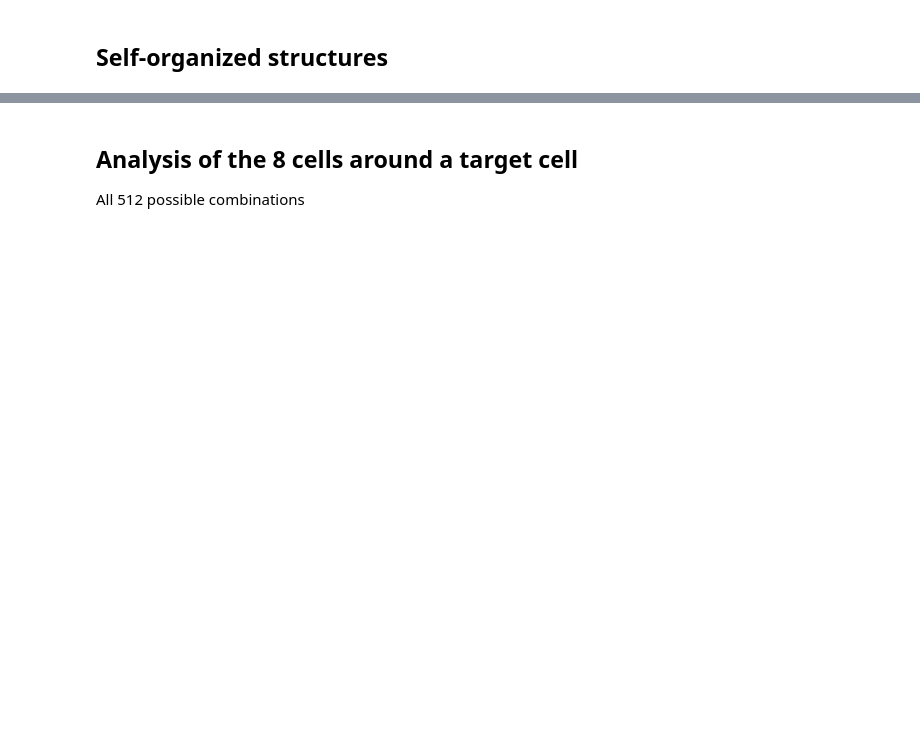
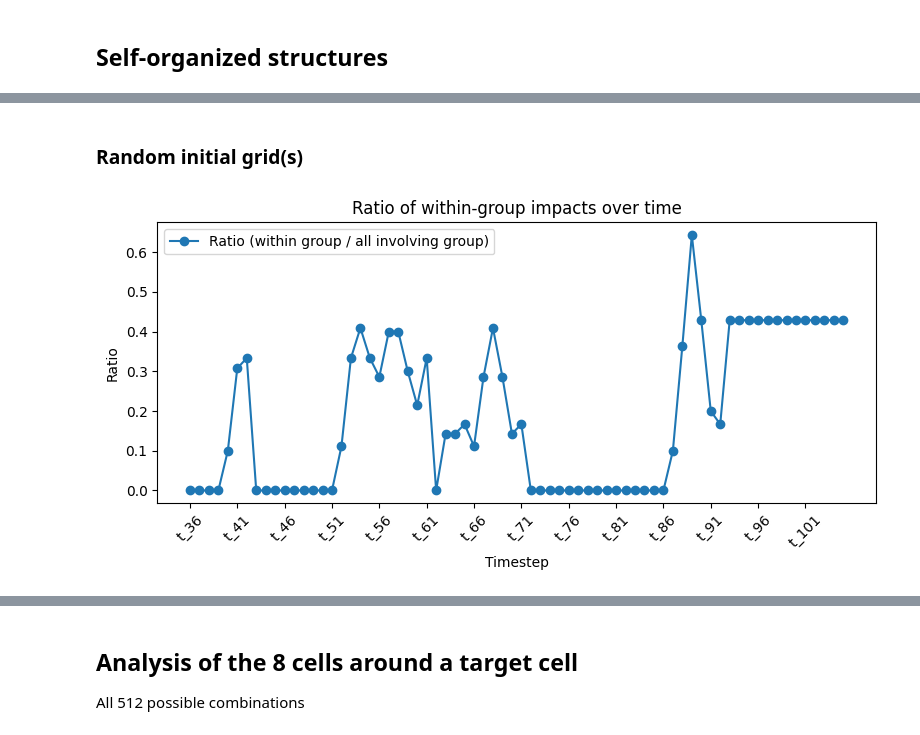
Before and after one commit to me9hanics/combinatorial-emergence-higher-order-dynamics, a Jupyter notebook: experiments/self_organized_patterns.ipynb, the cells around one changed output, grey strips where cells are left out. Saved outputs shown, nothing was run; the diff lists cells and outputs as text; code cells hidden in the pictures; blank space fills up the shorter version.

```diff
--- a/experiments/self_organized_patterns.ipynb
+++ b/experiments/self_organized_patterns.ipynb
@@ -415,0 +456,14 @@ plot_impact_group_ratio_over_time(sim, group2, return_counts=False)
+# %% [markdown]
+### Random initial grid(s)
+# %%
+n=37
+grids1_n = (Grid(grids_dicts1[n], width=width, height=height))
+grids2_n = (Grid(grids_dicts2[n], width=width, height=height))
+grids3_n = (Grid(grids_dicts3[n], width=width, height=height))
+
+sim1_n = Model(grids1_n, dynamics_func=game_of_life,)
+sim1_n.simulate_till_periodicity(store_impact=True, impact_function=game_of_life_impact)
+sim2_n = Model(grids2_n, dynamics_func=game_of_life,)
+sim2_n.simulate_till_periodicity(store_impact=True, impact_function=game_of_life_impact)
+sim3_n = Model(grids3_n, dynamics_func=game_of_life,)
+sim3_n.simulate_till_periodicity(store_impact=True, impact_function=game_of_life_impact)
@@ -415,0 +473,5 @@ plot_impact_group_ratio_over_time(sim, group2, return_counts=False)
+# %%
+group1 = {(18, 12), (18, 11), (17, 11), (17, 12),}
+plot_impact_group_ratio_over_time(sim1_n, group1, timestep_names= (35, 105), return_counts=False)
+# %% [output]
+[figure, added]
```
Also changed, not shown: parts of 32 cells of this notebook.
